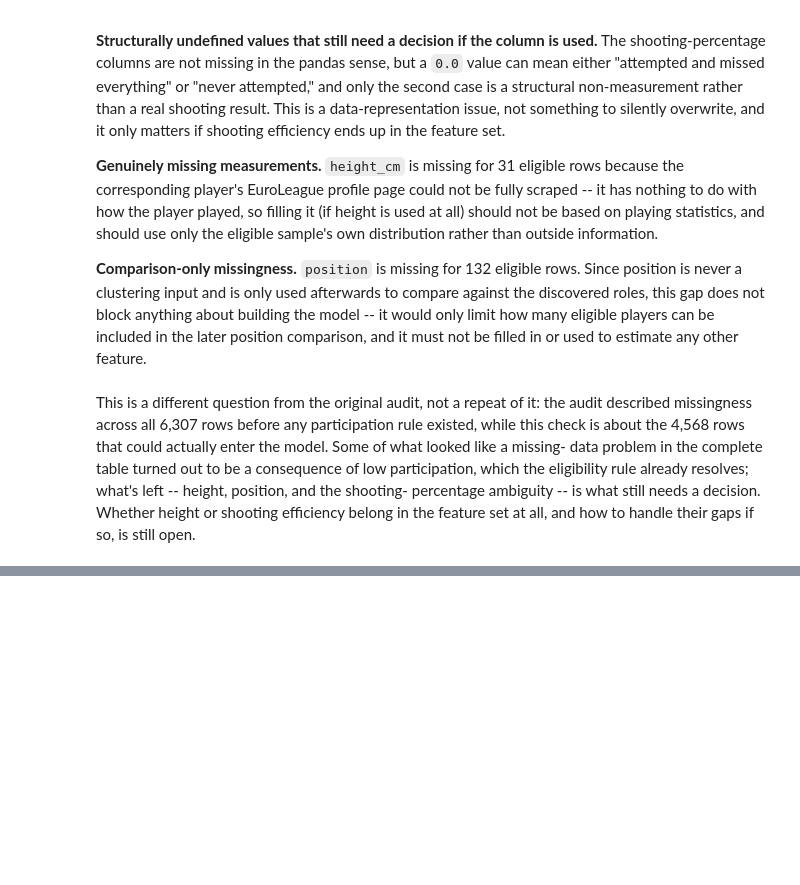
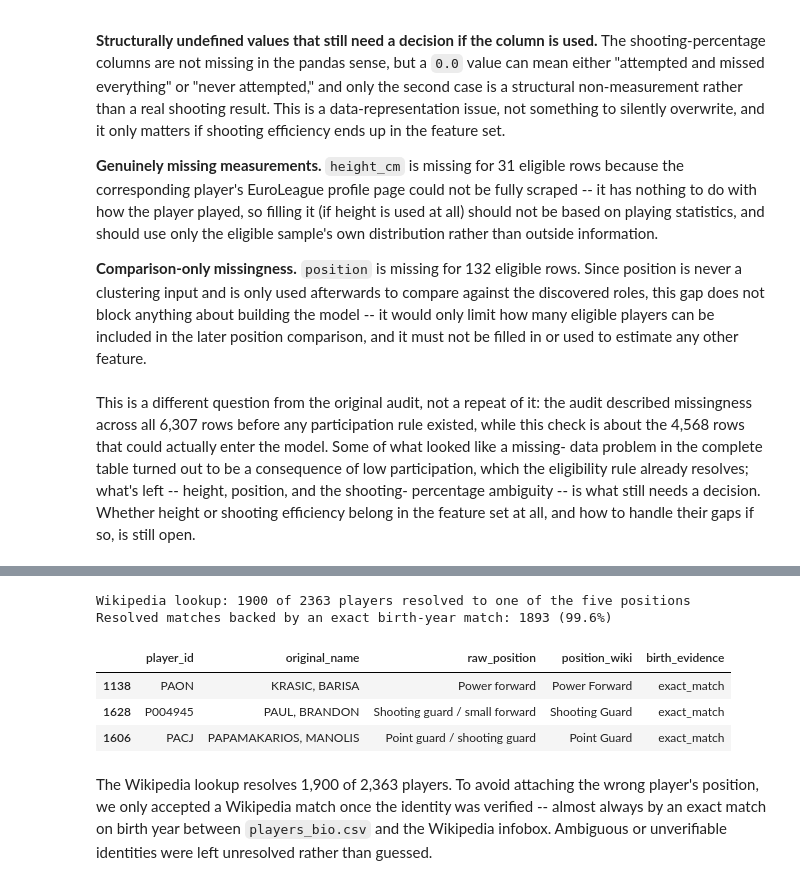
Before and after one commit to DoronWolinsky/Yuval-and-Doron-s-final-project---EuroLeague-player-roles, a Jupyter notebook: notebooks/EuroLeague_Player_Roles_Project.ipynb, the cells around one changed output, grey strips where cells are left out. Cells and saved outputs as stored; diff of their text form; code cells hidden in the pictures; blank space fills up the shorter version.

```diff
--- a/notebooks/EuroLeague_Player_Roles_Project.ipynb
+++ b/notebooks/EuroLeague_Player_Roles_Project.ipynb
@@ -1439,0 +1454,24 @@ belong in the feature set at all, and how to handle their gaps if so, is still o
+# %%
+wiki_lookup = pd.read_csv(
+    REPO_ROOT / "data" / "processed" / "wikipedia_position_lookup" / "wikipedia_position_lookup.csv")
+
+wiki_resolved = wiki_lookup["position_wiki"].notna().sum()
+wiki_exact_birth = (wiki_lookup["position_wiki"].notna()
+                     & (wiki_lookup["birth_evidence"] == "exact_match")).sum()
+print(f"Wikipedia lookup: {wiki_resolved} of {len(wiki_lookup)} players resolved to one of the five positions")
+print(f"Resolved matches backed by an exact birth-year match: {wiki_exact_birth} ({wiki_exact_birth / wiki_resolved:.1%})")
+
+wiki_lookup[["player_id", "original_name", "raw_position", "position_wiki", "birth_evidence"]].sample(
+    3, random_state=RANDOM_STATE)
+# %% [output]
+Wikipedia lookup: 1900 of 2363 players resolved to one of the five positions
+Resolved matches backed by an exact birth-year match: 1893 (99.6%)
+|  | player_id | original_name | raw_position | position_wiki | birth_evidence |
+| 1138 | PAON | KRASIC, BARISA | Power forward | Power Forward | exact_match |
+| 1628 | P004945 | PAUL, BRANDON | Shooting guard / small forward | Shooting Guard | exact_match |
+| 1606 | PACJ | PAPAMAKARIOS, MANOLIS | Point guard / shooting guard | Point Guard | exact_match |
+# %% [markdown]
+The Wikipedia lookup resolves 1,900 of 2,363 players. To avoid attaching the wrong player's
+position, we only accepted a Wikipedia match once the identity was verified -- almost always
+by an exact match on birth year between `players_bio.csv` and the Wikipedia infobox.
+Ambiguous or unverifiable identities were left unresolved rather than guessed.
```
Also changed, not shown: parts of 19 cells of this notebook, 13 other files.
